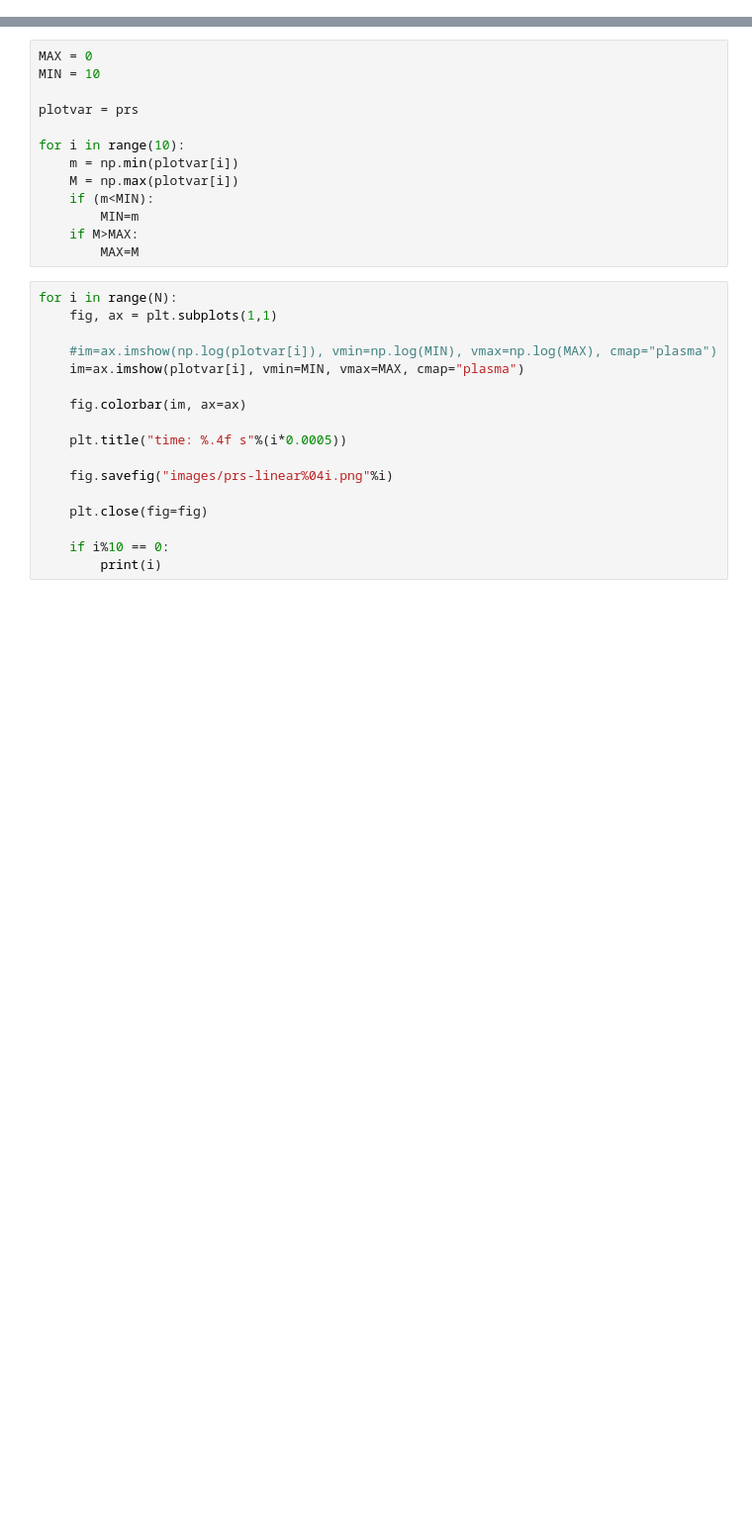
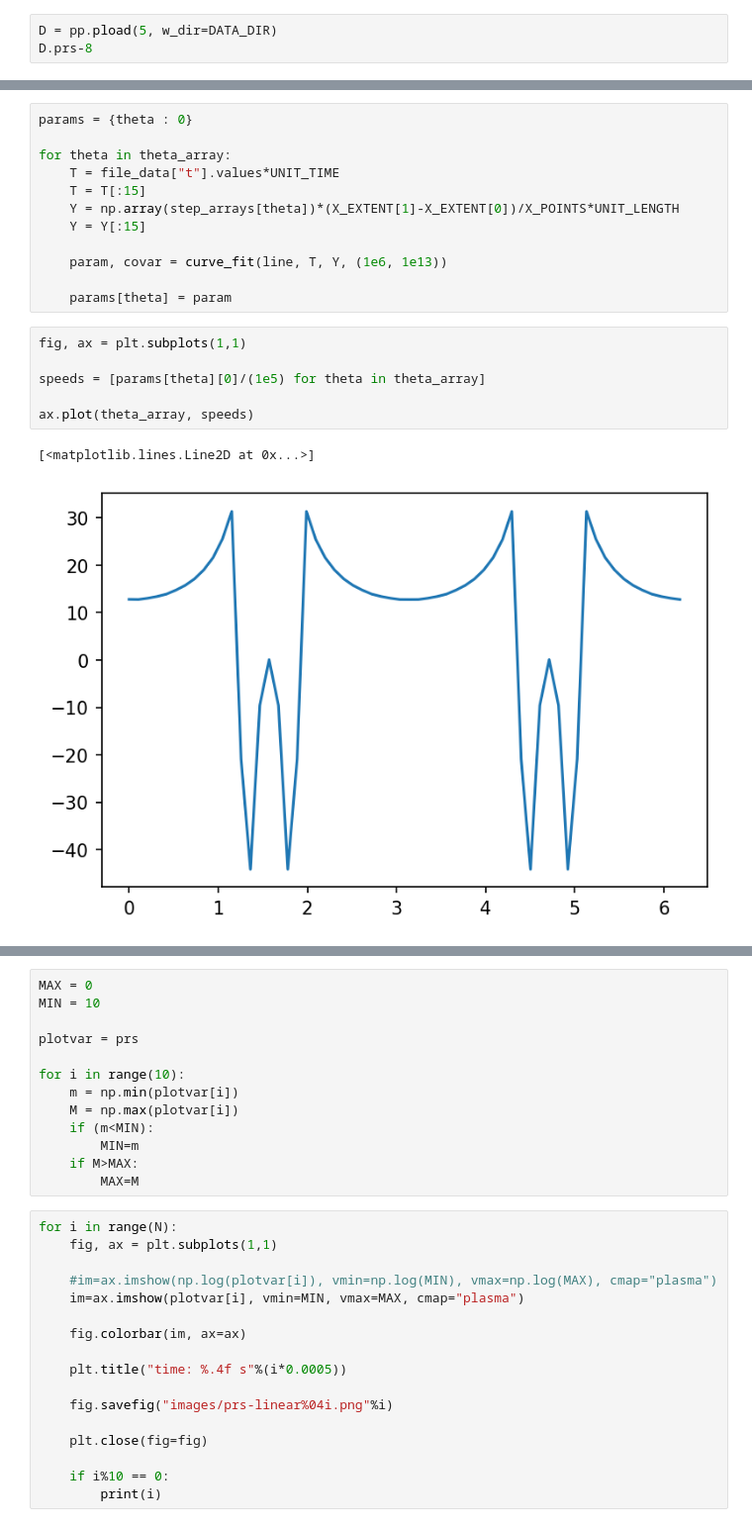
Before and after one commit to Cubedsheep/bachproef-wis-T2, a Jupyter notebook: HD_blastwave/HD-blast.ipynb, the cells around one changed output, grey strips where cells are left out. Shown: that part at 99% size. Cells and saved outputs as stored; diff of their text form; blank space fills up the shorter version.

```diff
--- a/HD_blastwave/HD-blast.ipynb
+++ b/HD_blastwave/HD-blast.ipynb
@@ -10,0 +163,3 @@ N = 19
+# %%
+D = pp.pload(5, w_dir=DATA_DIR)
+D.prs-8
@@ -10,0 +224,21 @@ N = 19
+# %%
+params = {theta : 0}
+
+for theta in theta_array:
+    T = file_data["t"].values*UNIT_TIME
+    T = T[:15]
+    Y = np.array(step_arrays[theta])*(X_EXTENT[1]-X_EXTENT[0])/X_POINTS*UNIT_LENGTH
+    Y = Y[:15]
+
+    param, covar = curve_fit(line, T, Y, (1e6, 1e13))
+
+    params[theta] = param
+# %%
+fig, ax = plt.subplots(1,1)
+
+speeds = [params[theta][0]/(1e5) for theta in theta_array]
+
+ax.plot(theta_array, speeds)
+# %% [output]
+[<matplotlib.lines.Line2D at 0x...>]
+[figure, added]
```
Also changed, not shown: parts of 19 cells of this notebook, 1 other file.
